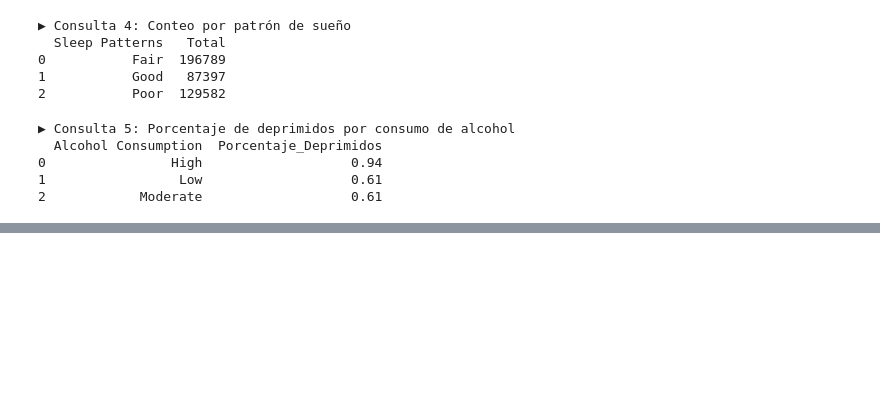
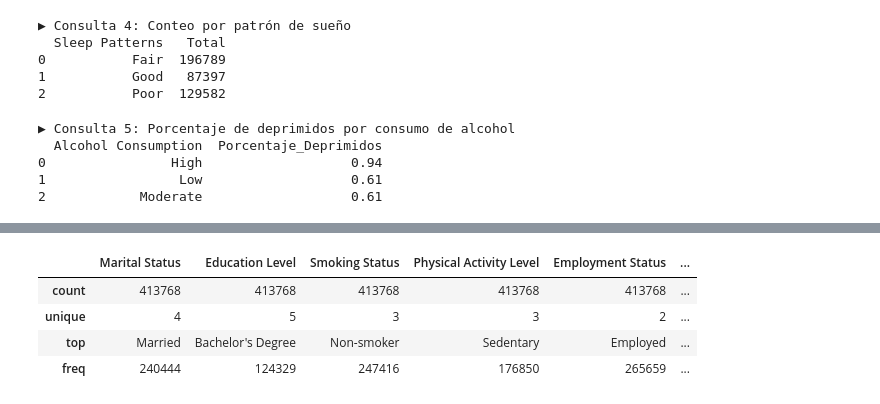
Before and after one commit to Valenfrc/Salud-mental-fase2, a Jupyter notebook: src/explore.ipynb, the cells around one changed output, grey strips where cells are left out. Saved outputs shown, nothing was run; the diff lists cells and outputs as text; code cells hidden in the pictures; blank space fills up the shorter version.

```diff
--- a/src/explore.ipynb
+++ b/src/explore.ipynb
@@ -152,0 +178,8 @@ conn.close()
+# %%
+df.describe(include=['object'])
+# %% [output]
+|  | Marital Status | Education Level | Smoking Status | Physical Activity Level | Employment Status | ... |
+| count | 413768 | 413768 | 413768 | 413768 | 413768 | ... |
+| unique | 4 | 5 | 3 | 3 | 2 | ... |
+| top | Married | Bachelor's Degree | Non-smoker | Sedentary | Employed | ... |
+| freq | 240444 | 124329 | 247416 | 176850 | 265659 | ... |
```
Also changed, not shown: parts of 14 cells of this notebook, 1 other file.
